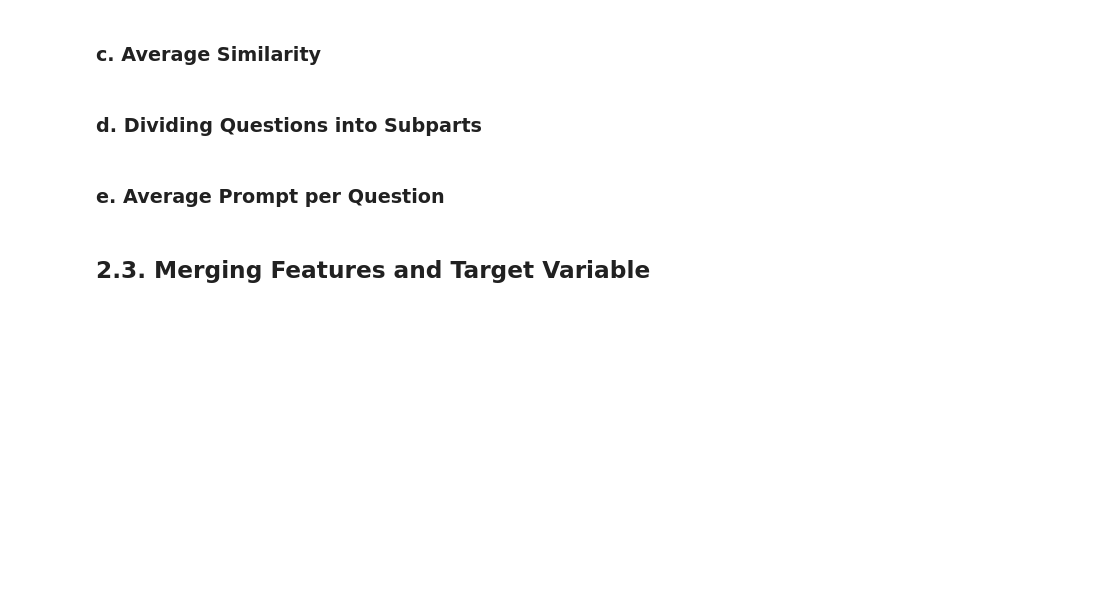
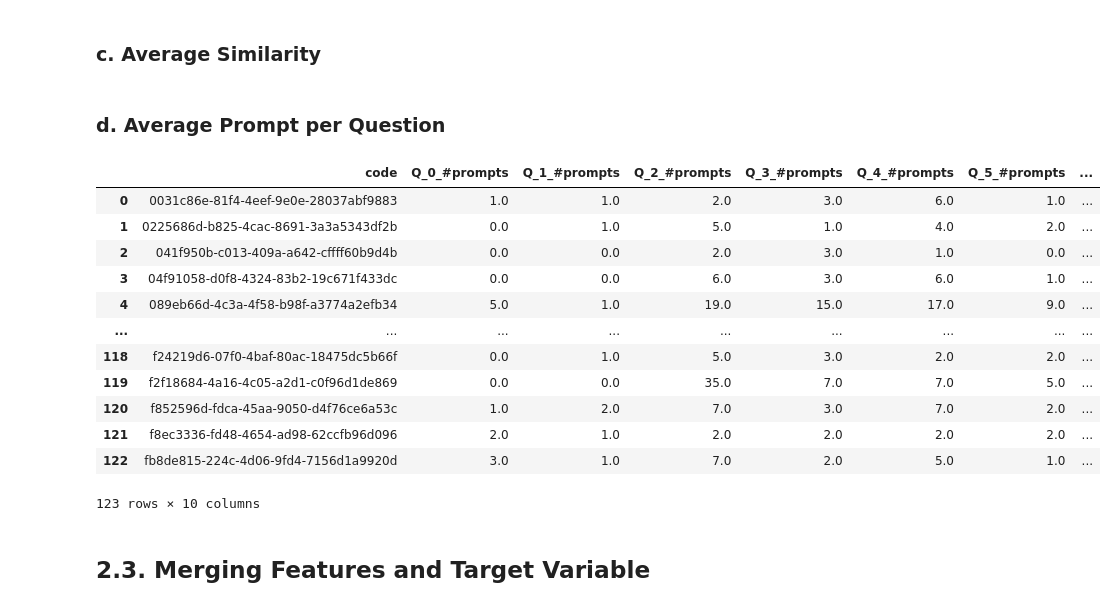
Before and after one commit to ozyuzer/CS412-ML-Project, a Jupyter notebook: hw_score_predict.ipynb, the cells around one changed output. Drawn from its saved outputs; the diff is of its cells as text; code cells hidden in the pictures; blank space fills up the shorter version.

```diff
--- a/hw_score_predict.ipynb
+++ b/hw_score_predict.ipynb
@@ -420,5 +422,3 @@ code_df.to_csv("./generated_data/code_features.csv", index=False)
 ### c. Average Similarity
 # %%
 # Average Similarity
-# %% [markdown]
-### d. Dividing Questions into Subparts
@@ -427,2 +425,2 @@ code_df.to_csv("./generated_data/code_features.csv", index=False)
 # %% [markdown]
-### e. Average Prompt per Question
+### d. Average Prompt per Question
@@ -431,3 +427,52 @@ code_df.to_csv("./generated_data/code_features.csv", index=False)
+# %%
+rename_map = {}
+for i in range(9):
+    rename_map[i] = f"Q_{i}_#prompts"
+
+# Average Prompt per Question
+def promptCount(code2cosine):
+    # most similar question for each prompt
+    code2mostSimilarQuestion = dict()
+    for code, cosine_scores in code2cosine.items():
+        # cosine similarity
+        mostSimilarQuestions = cosine_scores.idxmax(axis=0)
+        code2mostSimilarQuestion[code] = mostSimilarQuestions
+
+    # number of prompts for each question
+    promptCountsPerQuestion = dict()
+    for code, questionIndices in code2mostSimilarQuestion.items():
+        promptCounts = questionIndices.value_counts().sort_index()
+        promptCountsPerQuestion[code] = promptCounts
+
+    promptCountsDF = pd.DataFrame(promptCountsPerQuestion).T
+    promptCountsDF.reset_index(inplace=True)
+    promptCountsDF.rename(columns={"index": "code"}, inplace=True)
+    promptCountsDF.rename(columns=rename_map, inplace=True)
+    promptCountsDF.fillna(0, inplace=True)
+
+    # average prompts per question
+    averagePromptCounts = promptCountsDF.drop('code', axis=1).mean()
+    averagePromptCounts.name = 'average_prompt_count_per_question'
+
+    return promptCountsDF, averagePromptCounts
+
+
+promptCountsDF, averagePromptCounts = promptCount(code2cosine)
+promptCountsDF
+# %% [output]
+|  | code | Q_0_#prompts | Q_1_#prompts | Q_2_#prompts | Q_3_#prompts | Q_4_#prompts | Q_5_#prompts | ... |
+| 0 | 0031c86e-81f4-4eef-9e0e-28037abf9883 | 1.0 | 1.0 | 2.0 | 3.0 | 6.0 | 1.0 | ... |
+| 1 | 0225686d-b825-4cac-8691-3a3a5343df2b | 0.0 | 1.0 | 5.0 | 1.0 | 4.0 | 2.0 | ... |
+| 2 | 041f950b-c013-409a-a642-cffff60b9d4b | 0.0 | 0.0 | 2.0 | 3.0 | 1.0 | 0.0 | ... |
+| 3 | 04f91058-d0f8-4324-83b2-19c671f433dc | 0.0 | 0.0 | 6.0 | 3.0 | 6.0 | 1.0 | ... |
+| 4 | 089eb66d-4c3a-4f58-b98f-a3774a2efb34 | 5.0 | 1.0 | 19.0 | 15.0 | 17.0 | 9.0 | ... |
+| ... | ... | ... | ... | ... | ... | ... | ... | ... |
+| 118 | f24219d6-07f0-4baf-80ac-18475dc5b66f | 0.0 | 1.0 | 5.0 | 3.0 | 2.0 | 2.0 | ... |
+| 119 | f2f18684-4a16-4c05-a2d1-c0f96d1de869 | 0.0 | 0.0 | 35.0 | 7.0 | 7.0 | 5.0 | ... |
+| 120 | f852596d-fdca-45aa-9050-d4f76ce6a53c | 1.0 | 2.0 | 7.0 | 3.0 | 7.0 | 2.0 | ... |
+| 121 | f8ec3336-fd48-4654-ad98-62ccfb96d096 | 2.0 | 1.0 | 2.0 | 2.0 | 2.0 | 2.0 | ... |
+| 122 | fb8de815-224c-4d06-9fd4-7156d1a9920d | 3.0 | 1.0 | 7.0 | 2.0 | 5.0 | 1.0 | ... |
+123 rows × 10 columns
 # %% [markdown]
 ## 2.3. Merging Features and Target Variable
 # %%
```
Also changed, not shown: parts of 27 cells of this notebook.
